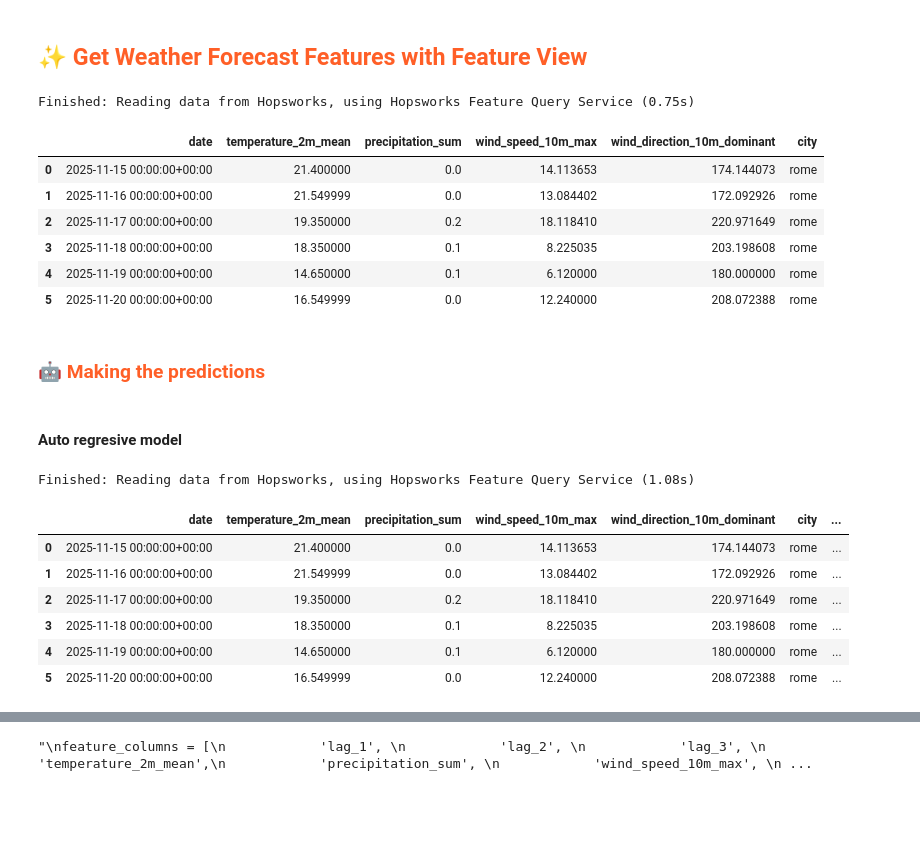
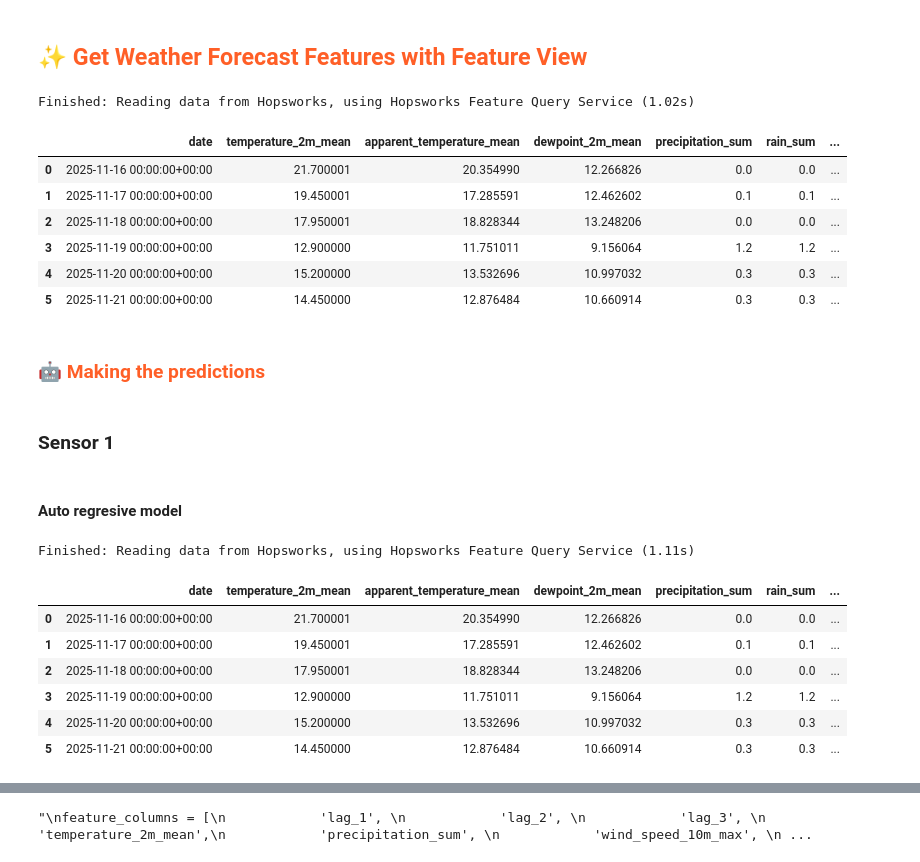
Before and after one commit to klari26/mlfs-book, a Jupyter notebook: notebooks/airquality/4_air_quality_batch_inference.ipynb, the cells around one changed output, grey strips where cells are left out. Cells and saved outputs as stored; diff of their text form; code cells hidden in the pictures; blank space fills up the shorter version.

```diff
--- a/notebooks/airquality/4_air_quality_batch_inference.ipynb
+++ b/notebooks/airquality/4_air_quality_batch_inference.ipynb
@@ -144,49 +294,74 @@ XGBRegressor(base_score='6.6810946E0', booster='gbtree', callbacks=None,
 # %% [markdown]
 ## <span style="color:#ff5f27;">✨ Get Weather Forecast Features with Feature View   </span>
 # %%
-aq_fg = fs.get_feature_group(
-    name='air_quality_lagged',
+#Sensor 1
+aq_fg_s1 = fs.get_feature_group(
+    name='air_quality_lagged_sensor1',
+    version=3,
+)
+
+#Sensor 2
+aq_fg_s2 = fs.get_feature_group(
+    name='air_quality_lagged_sensor2',
     version=4,
 )
 
+#Sensor 3
+aq_fg_s3 = fs.get_feature_group(
+    name='air_quality_lagged_sensor_3',
+    version=1,
+)
+
+#Sensor 4
+aq_fg_s4 = fs.get_feature_group(
+    name='air_quality_lagged_sensor4',
+    version=6,
+)
+
+# We keep the same weather for the 4 sensors as it is the same city
 weather_fg = fs.get_feature_group(
-    name='weather',
+    name='weather_sensor',
     version=1,
 )
 batch_data = weather_fg.filter(weather_fg.date >= today).read()
-batch_data=batch_data.sort_values(by="date", ascending=True)
-batch_data=batch_data.reset_index(drop=True)
+batch_data = batch_data.sort_values(by="date", ascending=True)
+batch_data = batch_data.reset_index(drop=True)
 batch_data
 # %% [output]
-Finished: Reading data from Hopsworks, using Hopsworks Feature Query Service (0.75s)
+Finished: Reading data from Hopsworks, using Hopsworks Feature Query Service (1.02s)
-|  | date | temperature_2m_mean | precipitation_sum | wind_speed_10m_max | wind_direction_10m_dominant | city |
-| 0 | 2025-11-15 00:00:00+00:00 | 21.400000 | 0.0 | 14.113653 | 174.144073 | rome |
-| 1 | 2025-11-16 00:00:00+00:00 | 21.549999 | 0.0 | 13.084402 | 172.092926 | rome |
-| 2 | 2025-11-17 00:00:00+00:00 | 19.350000 | 0.2 | 18.118410 | 220.971649 | rome |
-| 3 | 2025-11-18 00:00:00+00:00 | 18.350000 | 0.1 | 8.225035 | 203.198608 | rome |
-| 4 | 2025-11-19 00:00:00+00:00 | 14.650000 | 0.1 | 6.120000 | 180.000000 | rome |
-| 5 | 2025-11-20 00:00:00+00:00 | 16.549999 | 0.0 | 12.240000 | 208.072388 | rome |
+|  | date | temperature_2m_mean | apparent_temperature_mean | dewpoint_2m_mean | precipitation_sum | rain_sum | ... |
+| 0 | 2025-11-16 00:00:00+00:00 | 21.700001 | 20.354990 | 12.266826 | 0.0 | 0.0 | ... |
+| 1 | 2025-11-17 00:00:00+00:00 | 19.450001 | 17.285591 | 12.462602 | 0.1 | 0.1 | ... |
+| 2 | 2025-11-18 00:00:00+00:00 | 17.950001 | 18.828344 | 13.248206 | 0.0 | 0.0 | ... |
+| 3 | 2025-11-19 00:00:00+00:00 | 12.900000 | 11.751011 | 9.156064 | 1.2 | 1.2 | ... |
+| 4 | 2025-11-20 00:00:00+00:00 | 15.200000 | 13.532696 | 10.997032 | 0.3 | 0.3 | ... |
+| 5 | 2025-11-21 00:00:00+00:00 | 14.450000 | 12.876484 | 10.660914 | 0.3 | 0.3 | ... |
 # %% [markdown]
 ### <span style="color:#ff5f27;">🤖 Making the predictions</span>
+# %% [markdown]
+### Sensor 1
 # %% [markdown]
 #### Auto regresive model
 # %%
-aq_df = aq_fg.read().sort_values(by="date")
+aq_df_s1 = aq_fg_s1.read().sort_values(by="date")
+
+# Copy the weather dataframe for this sensor
+batch_data_s1 = batch_data.copy()
 
 # Grab the first row for predictions
-weather_tomorrow = batch_data.head(1)
+weather_tomorrow = batch_data_s1.head(1)
 
-batch_data.loc[0, 'lag_1'] = float('nan')
-batch_data.loc[0, 'lag_2'] = float('nan')
-batch_data.loc[0, 'lag_3'] = float('nan')
-batch_data
+batch_data_s1.loc[0, 'lag_1'] = float('nan')
+batch_data_s1.loc[0, 'lag_2'] = float('nan')
+batch_data_s1.loc[0, 'lag_3'] = float('nan')
+batch_data_s1
 # %% [output]
-Finished: Reading data from Hopsworks, using Hopsworks Feature Query Service (1.08s)
+Finished: Reading data from Hopsworks, using Hopsworks Feature Query Service (1.11s)
-|  | date | temperature_2m_mean | precipitation_sum | wind_speed_10m_max | wind_direction_10m_dominant | city | ... |
-| 0 | 2025-11-15 00:00:00+00:00 | 21.400000 | 0.0 | 14.113653 | 174.144073 | rome | ... |
-| 1 | 2025-11-16 00:00:00+00:00 | 21.549999 | 0.0 | 13.084402 | 172.092926 | rome | ... |
-| 2 | 2025-11-17 00:00:00+00:00 | 19.350000 | 0.2 | 18.118410 | 220.971649 | rome | ... |
-| 3 | 2025-11-18 00:00:00+00:00 | 18.350000 | 0.1 | 8.225035 | 203.198608 | rome | ... |
-| 4 | 2025-11-19 00:00:00+00:00 | 14.650000 | 0.1 | 6.120000 | 180.000000 | rome | ... |
-| 5 | 2025-11-20 00:00:00+00:00 | 16.549999 | 0.0 | 12.240000 | 208.072388 | rome | ... |
+|  | date | temperature_2m_mean | apparent_temperature_mean | dewpoint_2m_mean | precipitation_sum | rain_sum | ... |
+| 0 | 2025-11-16 00:00:00+00:00 | 21.700001 | 20.354990 | 12.266826 | 0.0 | 0.0 | ... |
+| 1 | 2025-11-17 00:00:00+00:00 | 19.450001 | 17.285591 | 12.462602 | 0.1 | 0.1 | ... |
+| 2 | 2025-11-18 00:00:00+00:00 | 17.950001 | 18.828344 | 13.248206 | 0.0 | 0.0 | ... |
+| 3 | 2025-11-19 00:00:00+00:00 | 12.900000 | 11.751011 | 9.156064 | 1.2 | 1.2 | ... |
+| 4 | 2025-11-20 00:00:00+00:00 | 15.200000 | 13.532696 | 10.997032 | 0.3 | 0.3 | ... |
+| 5 | 2025-11-21 00:00:00+00:00 | 14.450000 | 12.876484 | 10.660914 | 0.3 | 0.3 | ... |
 # %%
```
Also changed, not shown: parts of 55 cells of this notebook, 37 other files.
